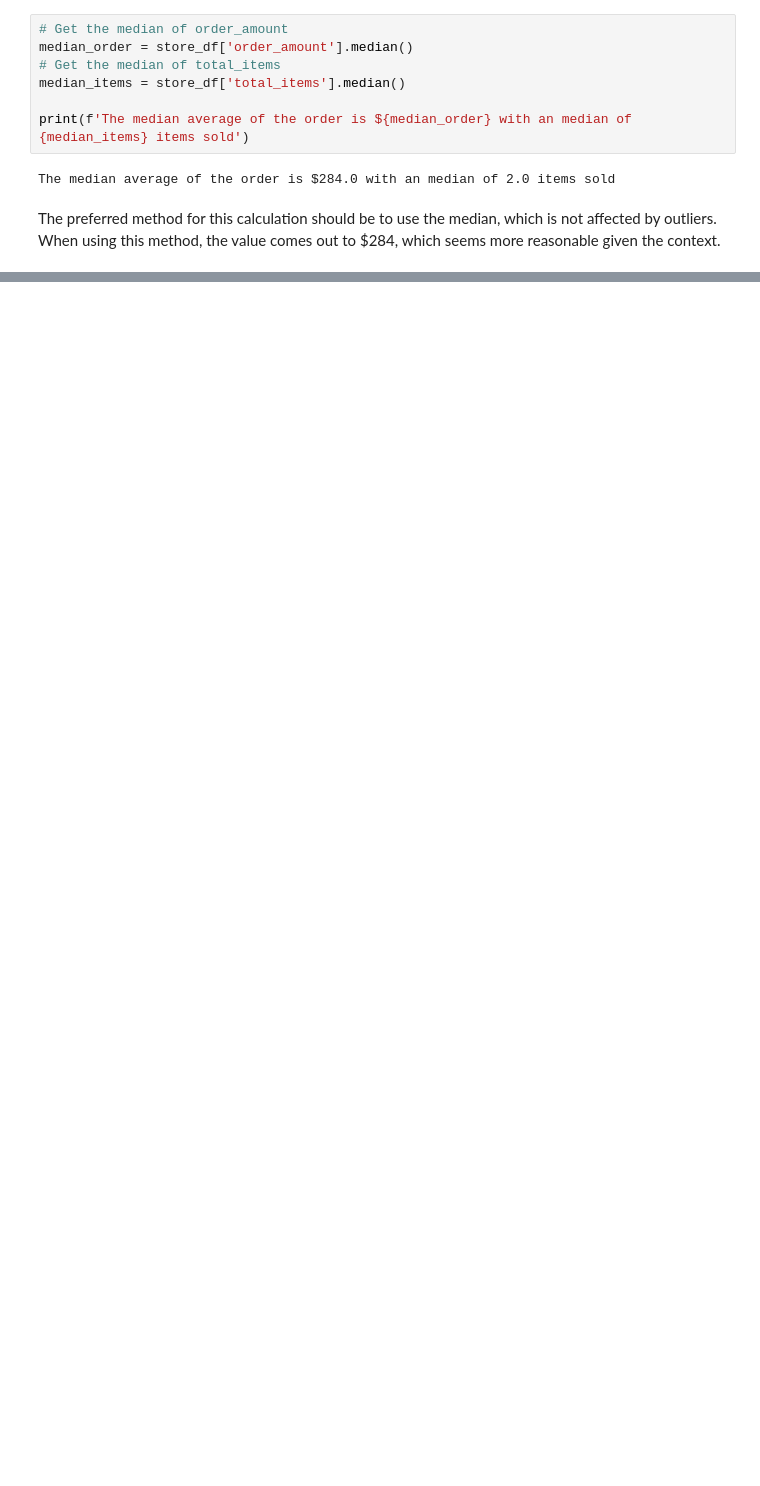
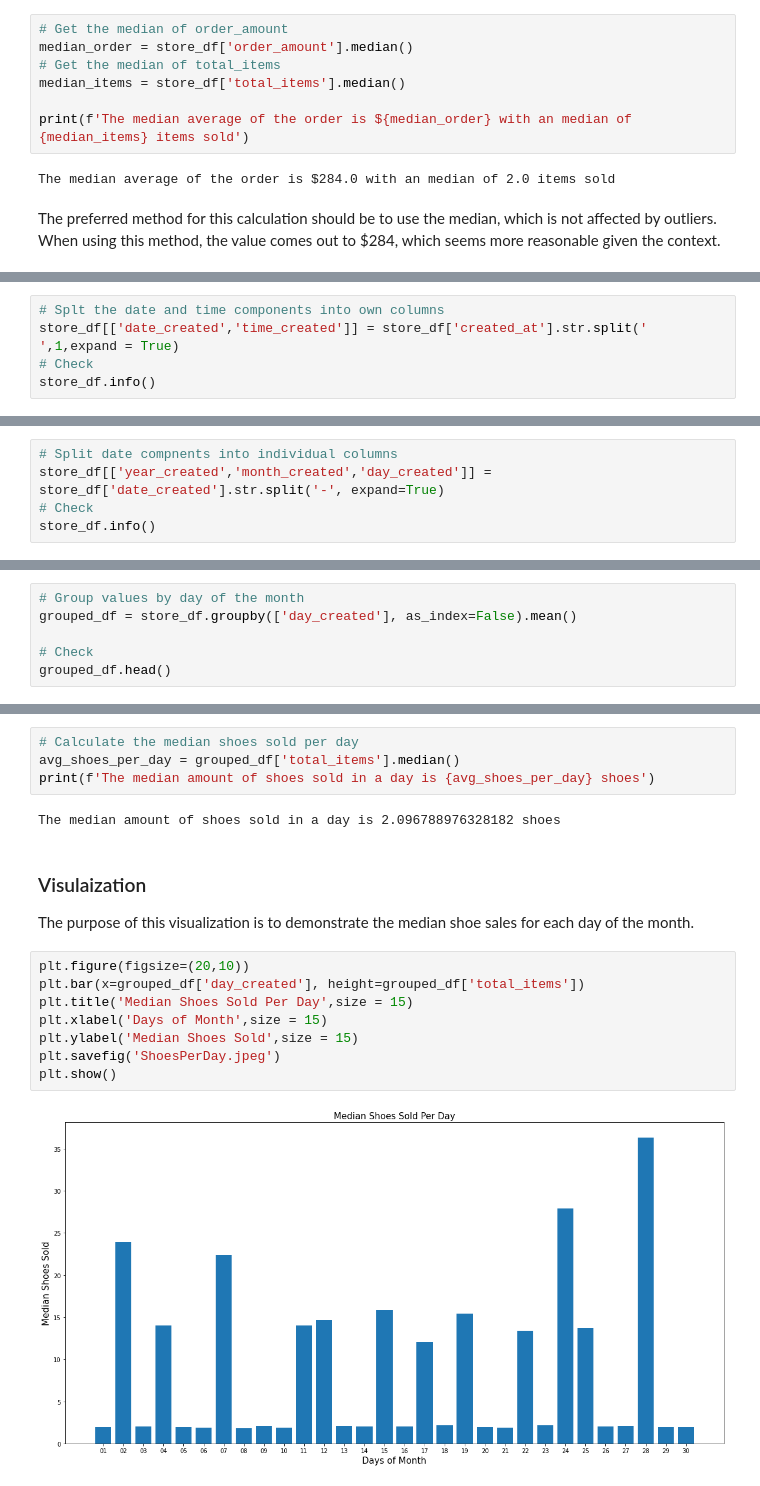
Before and after one commit to seansimkus/Shopify-Challange, a Jupyter notebook: DS-Challenge-Question1.ipynb, the cells around one changed output, grey strips where cells are left out. Cells and saved outputs as stored; diff of their text form; blank space fills up the shorter version.

```diff
--- a/DS-Challenge-Question1.ipynb
+++ b/DS-Challenge-Question1.ipynb
@@ -174,0 +185,5 @@ The preferred method for this calculation should be to use the median, which is
+# %%
+# Splt the date and time components into own columns
+store_df[['date_created','time_created']] = store_df['created_at'].str.split(' ',1,expand = True)
+# Check
+store_df.info()
@@ -174,0 +217,5 @@ The preferred method for this calculation should be to use the median, which is
+# %%
+# Split date compnents into individual columns
+store_df[['year_created','month_created','day_created']] = store_df['date_created'].str.split('-', expand=True)
+# Check
+store_df.info()
@@ -174,0 +251,6 @@ The preferred method for this calculation should be to use the median, which is
+# %%
+# Group values by day of the month
+grouped_df = store_df.groupby(['day_created'], as_index=False).mean()
+
+# Check
+grouped_df.head()
@@ -174,0 +264,20 @@ The preferred method for this calculation should be to use the median, which is
+# %%
+# Calculate the median shoes sold per day
+avg_shoes_per_day = grouped_df['total_items'].median()
+print(f'The median amount of shoes sold in a day is {avg_shoes_per_day} shoes')
+# %% [output]
+The median amount of shoes sold in a day is 2.096788976328182 shoes
+# %% [markdown]
+### Visulaization
+
+The purpose of this visualization is to demonstrate the median shoe sales for each day of the month.
+# %%
+plt.figure(figsize=(20,10))
+plt.bar(x=grouped_df['day_created'], height=grouped_df['total_items'])
+plt.title('Median Shoes Sold Per Day',size = 15)
+plt.xlabel('Days of Month',size = 15)
+plt.ylabel('Median Shoes Sold',size = 15)
+plt.savefig('ShoesPerDay.jpeg')
+plt.show()
+# %% [output]
+[figure, added]
```
Also changed, not shown: parts of 14 cells of this notebook, 2 other files.
